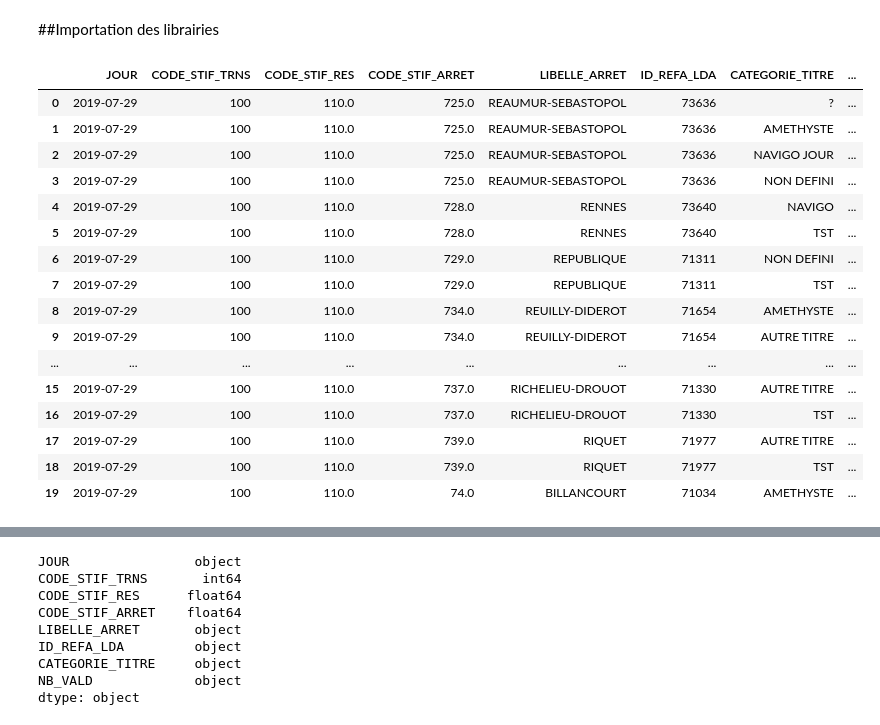
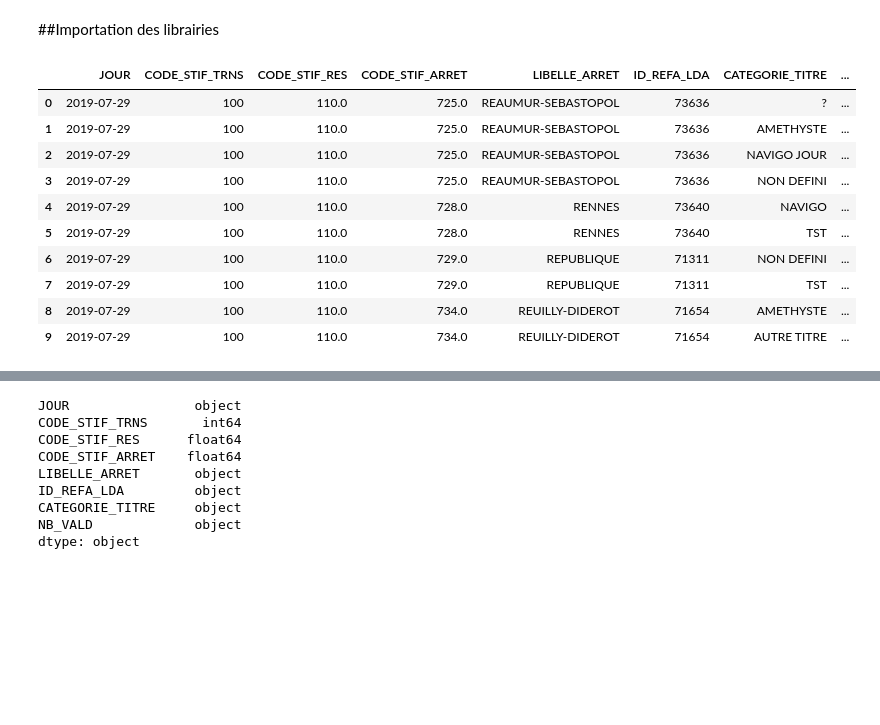
Before and after one commit to ChristiiK/AppliDataSncf, a Jupyter notebook: ApplicationSncf_vf.ipynb, the cells around one changed output, grey strips where cells are left out. Saved outputs shown, nothing was run; the diff lists cells and outputs as text; code cells hidden in the pictures; blank space fills up the shorter version.

```diff
--- a/ApplicationSncf_vf.ipynb
+++ b/ApplicationSncf_vf.ipynb
@@ -8,28 +8,19 @@ import matplotlib.pyplot as plt
 import pandas as pd
 import seaborn as sns
 # %%
-#sncf = pd.read_csv("C:/Users/KOUADIO Christiane/Documents/Traitement_données/validations-sncf.csv")
-
-sncf=pd.read_csv('C:/Users/KOUADIO Christiane/Documents/Traitement_données/validations-sncf.csv', sep=';', index_col=0)
+sncf = pd.read_csv("C:/Users/KOUADIO Christiane/Documents/Traitement_données/validations-sncf.csv", sep=';', nrows = 5000)
 # %%
 # lire l'en-tête du data frame
-sncf.reset_index(0, inplace=True)
-sncf.head(20)
+sncf.head(10)
 # %% [output]
 |  | JOUR | CODE_STIF_TRNS | CODE_STIF_RES | CODE_STIF_ARRET | LIBELLE_ARRET | ID_REFA_LDA | CATEGORIE_TITRE | ... |
 | 0 | 2019-07-29 | 100 | 110.0 | 725.0 | REAUMUR-SEBASTOPOL | 73636 | ? | ... |
 | 1 | 2019-07-29 | 100 | 110.0 | 725.0 | REAUMUR-SEBASTOPOL | 73636 | AMETHYSTE | ... |
 | 2 | 2019-07-29 | 100 | 110.0 | 725.0 | REAUMUR-SEBASTOPOL | 73636 | NAVIGO JOUR | ... |
 | 3 | 2019-07-29 | 100 | 110.0 | 725.0 | REAUMUR-SEBASTOPOL | 73636 | NON DEFINI | ... |
 | 4 | 2019-07-29 | 100 | 110.0 | 728.0 | RENNES | 73640 | NAVIGO | ... |
 | 5 | 2019-07-29 | 100 | 110.0 | 728.0 | RENNES | 73640 | TST | ... |
 | 6 | 2019-07-29 | 100 | 110.0 | 729.0 | REPUBLIQUE | 71311 | NON DEFINI | ... |
 | 7 | 2019-07-29 | 100 | 110.0 | 729.0 | REPUBLIQUE | 71311 | TST | ... |
 | 8 | 2019-07-29 | 100 | 110.0 | 734.0 | REUILLY-DIDEROT | 71654 | AMETHYSTE | ... |
 | 9 | 2019-07-29 | 100 | 110.0 | 734.0 | REUILLY-DIDEROT | 71654 | AUTRE TITRE | ... |
-| ... | ... | ... | ... | ... | ... | ... | ... | ... |
-| 15 | 2019-07-29 | 100 | 110.0 | 737.0 | RICHELIEU-DROUOT | 71330 | AUTRE TITRE | ... |
-| 16 | 2019-07-29 | 100 | 110.0 | 737.0 | RICHELIEU-DROUOT | 71330 | TST | ... |
-| 17 | 2019-07-29 | 100 | 110.0 | 739.0 | RIQUET | 71977 | AUTRE TITRE | ... |
-| 18 | 2019-07-29 | 100 | 110.0 | 739.0 | RIQUET | 71977 | TST | ... |
-| 19 | 2019-07-29 | 100 | 110.0 | 74.0 | BILLANCOURT | 71034 | AMETHYSTE | ... |
```
Also changed, not shown: parts of 45 cells of this notebook.
